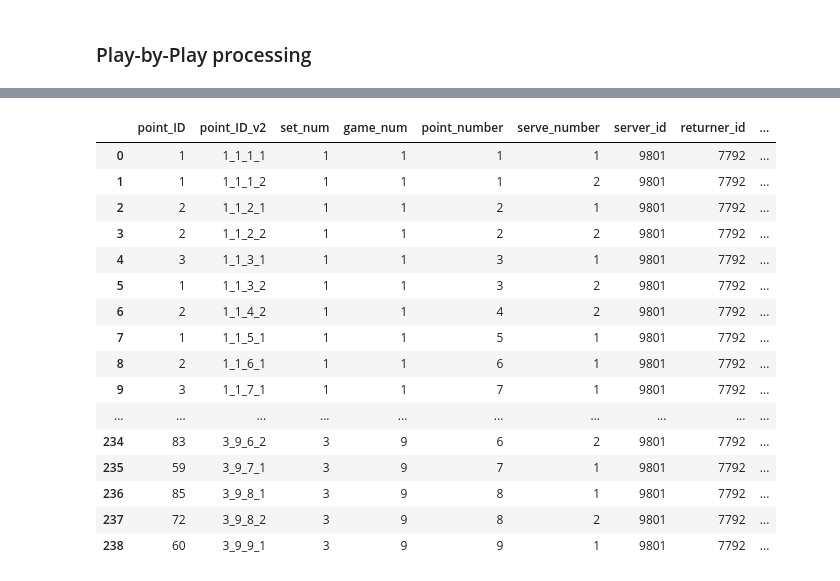
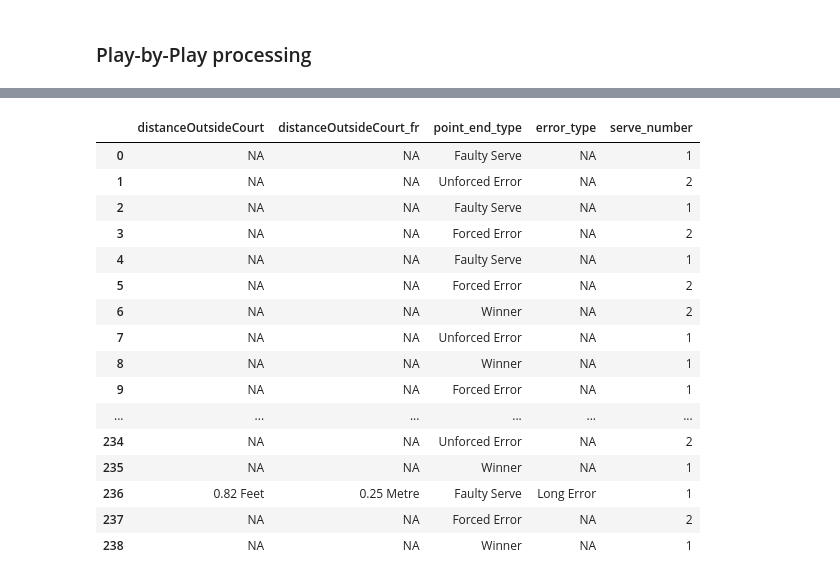
Before and after one commit to petertea96/tennis_analytics, a Jupyter notebook: projects/roland_garros_tracking_data/process_rg_files.ipynb, the cells around one changed output, grey strips where cells are left out. Cells and saved outputs as stored; diff of their text form; code cells hidden in the pictures.

```diff
--- a/projects/roland_garros_tracking_data/process_rg_files.ipynb
+++ b/projects/roland_garros_tracking_data/process_rg_files.ipynb
@@ -185,6 +194,8 @@ def get_point_level_info(one_point_sequence):
         serve_speed_kph = serve_speed_kph,
         serve_speed_v2 = serve_speed_v2,
         serve_type = one_point_sequence['serveType'],
+        distance_missed_fault_ft = one_point_sequence['distanceOutsideCourt'],
+        distance_missed_fault_m = one_point_sequence['distanceOutsideCourtFrench'],
         return_placement = one_point_sequence['returnPlacement'],
 
 
@@ -193,8 +204,7 @@ def get_point_level_info(one_point_sequence):
         point_end_type = one_point_sequence['pointEndType'],
         error_type = one_point_sequence['errorType'],
         trapped_by_net = one_point_sequence['trappedByNet'],
-        distanceOutsideCourt = one_point_sequence['distanceOutsideCourt'],
-        distanceOutsideCourt_fr = one_point_sequence['distanceOutsideCourtFrench'],
+
         strokeType = one_point_sequence['strokeType'],
         hand = one_point_sequence['hand'],
 
@@ -281,23 +291,23 @@ def get_match_point_level_info(raw_json_file):
 # %%
 test_match = get_match_point_level_info(atp_tracking_data_json)
 # %%
-test_match
+test_match[['distanceOutsideCourt', 'distanceOutsideCourt_fr', 'point_end_type', 'error_type', 'serve_number']]
 #test_match[['runAroundForeHand']]
 # %% [output]
-|  | point_ID | point_ID_v2 | set_num | game_num | point_number | serve_number | server_id | returner_id | ... |
-| 0 | 1 | 1_1_1_1 | 1 | 1 | 1 | 1 | 9801 | 7792 | ... |
-| 1 | 1 | 1_1_1_2 | 1 | 1 | 1 | 2 | 9801 | 7792 | ... |
-| 2 | 2 | 1_1_2_1 | 1 | 1 | 2 | 1 | 9801 | 7792 | ... |
-| 3 | 2 | 1_1_2_2 | 1 | 1 | 2 | 2 | 9801 | 7792 | ... |
-| 4 | 3 | 1_1_3_1 | 1 | 1 | 3 | 1 | 9801 | 7792 | ... |
-| 5 | 1 | 1_1_3_2 | 1 | 1 | 3 | 2 | 9801 | 7792 | ... |
-| 6 | 2 | 1_1_4_2 | 1 | 1 | 4 | 2 | 9801 | 7792 | ... |
-| 7 | 1 | 1_1_5_1 | 1 | 1 | 5 | 1 | 9801 | 7792 | ... |
-| 8 | 2 | 1_1_6_1 | 1 | 1 | 6 | 1 | 9801 | 7792 | ... |
-| 9 | 3 | 1_1_7_1 | 1 | 1 | 7 | 1 | 9801 | 7792 | ... |
-| ... | ... | ... | ... | ... | ... | ... | ... | ... | ... |
-| 234 | 83 | 3_9_6_2 | 3 | 9 | 6 | 2 | 9801 | 7792 | ... |
-| 235 | 59 | 3_9_7_1 | 3 | 9 | 7 | 1 | 9801 | 7792 | ... |
-| 236 | 85 | 3_9_8_1 | 3 | 9 | 8 | 1 | 9801 | 7792 | ... |
-| 237 | 72 | 3_9_8_2 | 3 | 9 | 8 | 2 | 9801 | 7792 | ... |
-| 238 | 60 | 3_9_9_1 | 3 | 9 | 9 | 1 | 9801 | 7792 | ... |
+|  | distanceOutsideCourt | distanceOutsideCourt_fr | point_end_type | error_type | serve_number |
+| 0 | NA | NA | Faulty Serve | NA | 1 |
+| 1 | NA | NA | Unforced Error | NA | 2 |
+| 2 | NA | NA | Faulty Serve | NA | 1 |
+| 3 | NA | NA | Forced Error | NA | 2 |
+| 4 | NA | NA | Faulty Serve | NA | 1 |
+| 5 | NA | NA | Forced Error | NA | 2 |
+| 6 | NA | NA | Winner | NA | 2 |
+| 7 | NA | NA | Unforced Error | NA | 1 |
+| 8 | NA | NA | Winner | NA | 1 |
+| 9 | NA | NA | Forced Error | NA | 1 |
+| ... | ... | ... | ... | ... | ... |
+| 234 | NA | NA | Unforced Error | NA | 2 |
+| 235 | NA | NA | Winner | NA | 1 |
+| 236 | 0.82 Feet | 0.25 Metre | Faulty Serve | Long Error | 1 |
+| 237 | NA | NA | Forced Error | NA | 2 |
+| 238 | NA | NA | Winner | NA | 1 |
```
Also changed, not shown: parts of 2 cells of this notebook, 2 other files.
